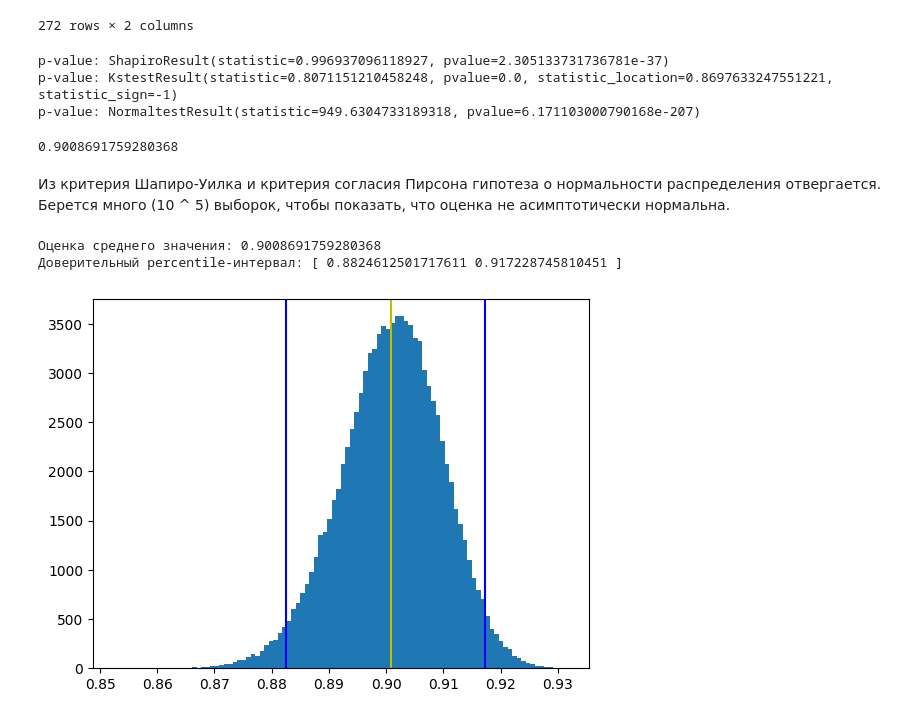
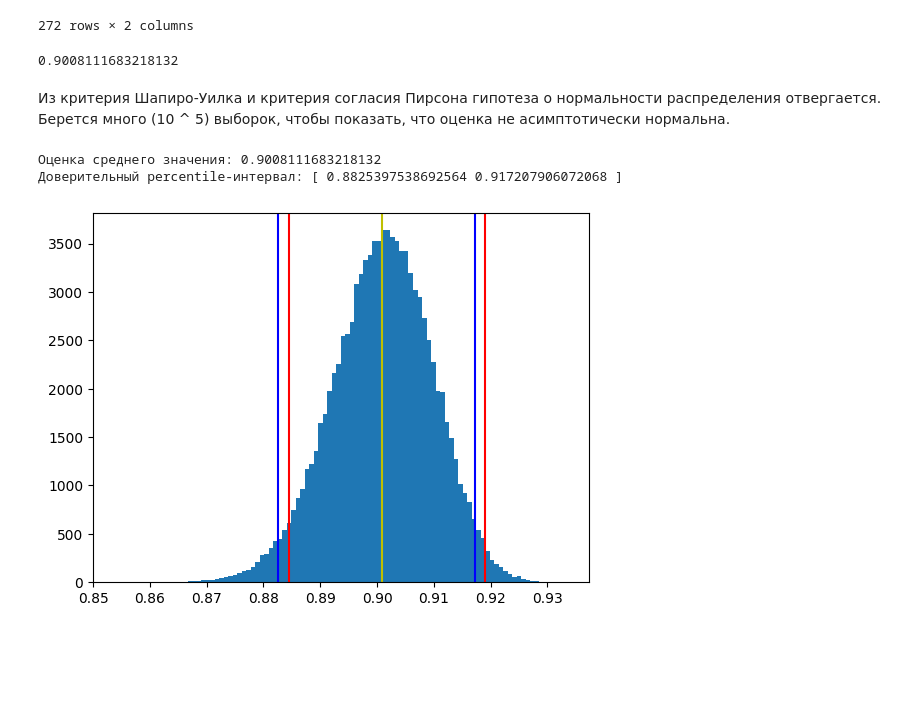
Before and after one commit to ChingisBadmaev/credit_score, a Jupyter notebook: hw_1/HW 1 bootstrap.ipynb, the cells around one changed output. Drawn from its saved outputs; the diff is of its cells as text; code cells hidden in the pictures; blank space fills up the shorter version.

```diff
--- a/hw_1/HW 1 bootstrap.ipynb
+++ b/hw_1/HW 1 bootstrap.ipynb
@@ -197,35 +225,31 @@ m = 1 * 10 ** 5
 corr_faithful = np.zeros(m)
 for i in tqdm(range(m)):
     corr_faithful[i] = data_faithful.sample(272, replace=True).corr().iloc[0, 1]
-# %%
-print('p-value:', scipy.stats.shapiro(corr_faithful))
-print('p-value:', scipy.stats.kstest(corr_faithful, 'norm'))
-print('p-value:', scipy.stats.normaltest(corr_faithful))
-# %% [output]
-p-value: ShapiroResult(statistic=0.996937096118927, pvalue=2.305133731736781e-37)
-p-value: KstestResult(statistic=0.8071151210458248, pvalue=0.0, statistic_location=0.8697633247551221, statistic_sign=-1)
-p-value: NormaltestResult(statistic=949.6304733189318, pvalue=6.171103000790168e-207)
 # %%
-_z_ = np.mean(corr_faithful)
+_z_ = data_faithful.corr().iloc[0, 1]
 _z_
 # %% [output]
-0.9008691759280368
+0.9008111683218132
 # %% [markdown]
 Из критерия Шапиро-Уилка и критерия согласия Пирсона гипотеза о нормальности распределения отвергается. Берется много (10 ^ 5) выборок, чтобы показать, что оценка не асимптотически нормальна.
 # %%
 plt.hist(corr_faithful, bins=100)
 
 alpha = 5
 # наша оценка
 plt.axvline(_z_, color='y')
 
 # percentile-интервал
 plt.axvline(x=np.percentile(corr_faithful, alpha / 2), color='b')
 plt.axvline(x=np.percentile(corr_faithful, 100 - alpha / 2), color='b')
 
+# pivotal-интервал
+plt.axvline(x=np.percentile(2 * _z_ - corr_faithful, alpha / 2), color='r')
+plt.axvline(x=np.percentile(2 * _z_ - corr_faithful, 100 - alpha / 2), color='r')
+
 print('Оценка среднего значения:', _z_)
 print('Доверительный percentile-интервал:', '[', np.percentile(corr_faithful, alpha / 2), np.percentile(corr_faithful, 100 - alpha / 2), ']')
 # %% [output]
-Оценка среднего значения: 0.9008691759280368
-Доверительный percentile-интервал: [ 0.8824612501717611 0.917228745810451 ]
+Оценка среднего значения: 0.9008111683218132
+Доверительный percentile-интервал: [ 0.8825397538692564 0.917207906072068 ]
-[figure, old version]
+[figure, new version]
```
Also changed, not shown: parts of 8 cells of this notebook, 1 other file.
